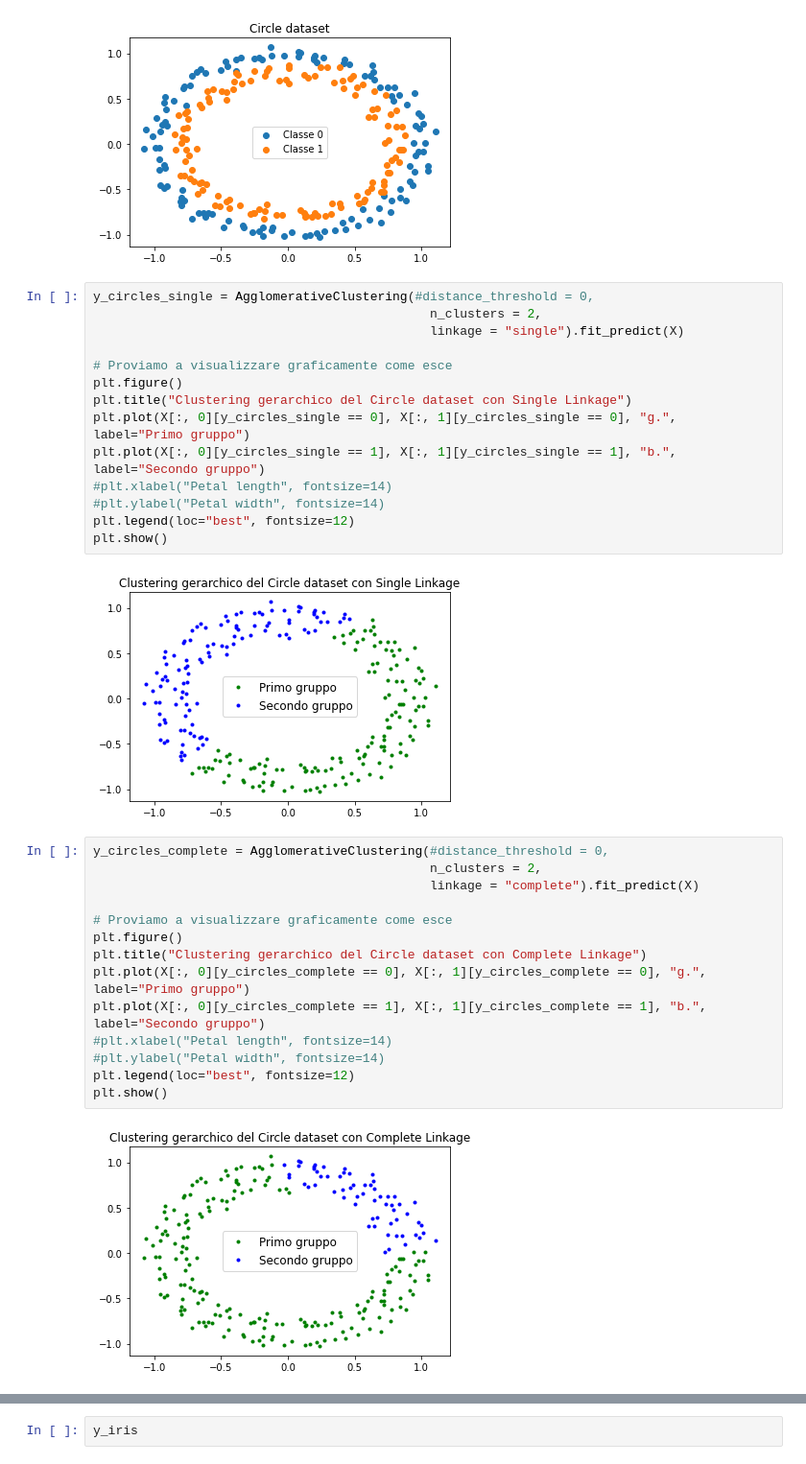
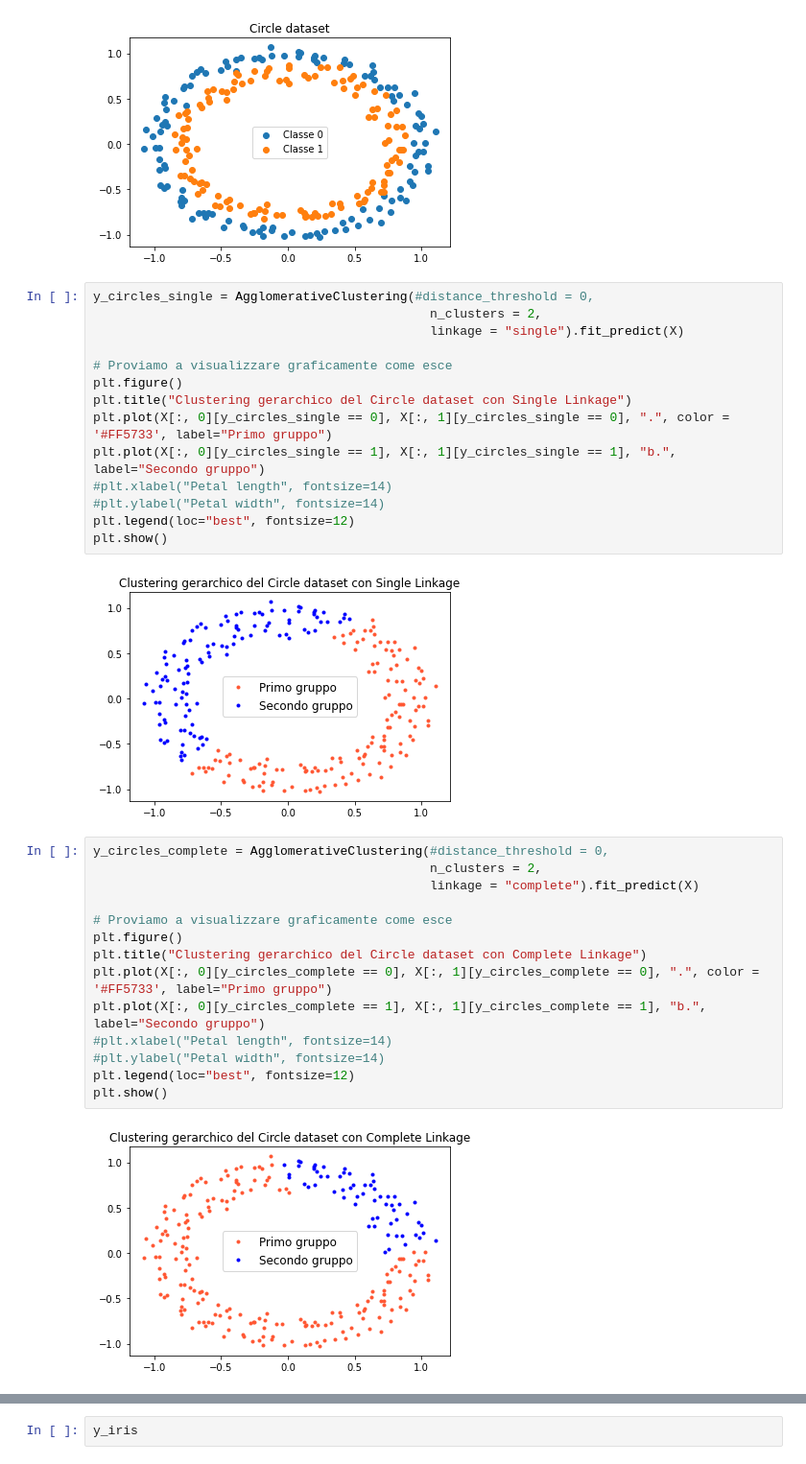
Before and after one commit to dcapelli02/Percorso-di-Eccellenza, a Jupyter notebook: Clustering PEM esempi di implementazione.ipynb, the cells around one changed output, grey strips where cells are left out. Shown at 96% size. Saved outputs shown, nothing was run; the diff lists cells and outputs as text.

```diff
--- a/Clustering PEM esempi di implementazione.ipynb
+++ b/Clustering PEM esempi di implementazione.ipynb
@@ -449,30 +432,30 @@ y_circles_single = AgglomerativeClustering(#distance_threshold = 0,
 # Proviamo a visualizzare graficamente come esce
 plt.figure()
 plt.title("Clustering gerarchico del Circle dataset con Single Linkage")
-plt.plot(X[:, 0][y_circles_single == 0], X[:, 1][y_circles_single == 0], "g.", label="Primo gruppo")
+plt.plot(X[:, 0][y_circles_single == 0], X[:, 1][y_circles_single == 0], ".", color = '#FF5733', label="Primo gruppo")
 plt.plot(X[:, 0][y_circles_single == 1], X[:, 1][y_circles_single == 1], "b.", label="Secondo gruppo")
 #plt.xlabel("Petal length", fontsize=14)
 #plt.ylabel("Petal width", fontsize=14)
 plt.legend(loc="best", fontsize=12)
 plt.show()
 # %% [output]
-[figure, old version]
+[figure, new version]
 # %%
 y_circles_complete = AgglomerativeClustering(#distance_threshold = 0,
                                              n_clusters = 2,
                                              linkage = "complete").fit_predict(X)
 
 # Proviamo a visualizzare graficamente come esce
 plt.figure()
 plt.title("Clustering gerarchico del Circle dataset con Complete Linkage")
-plt.plot(X[:, 0][y_circles_complete == 0], X[:, 1][y_circles_complete == 0], "g.", label="Primo gruppo")
+plt.plot(X[:, 0][y_circles_complete == 0], X[:, 1][y_circles_complete == 0], ".", color = '#FF5733', label="Primo gruppo")
 plt.plot(X[:, 0][y_circles_complete == 1], X[:, 1][y_circles_complete == 1], "b.", label="Secondo gruppo")
 #plt.xlabel("Petal length", fontsize=14)
 #plt.ylabel("Petal width", fontsize=14)
 plt.legend(loc="best", fontsize=12)
 plt.show()
 # %% [output]
-[figure, old version]
+[figure, new version]
 # %%
 y_circles_ave = AgglomerativeClustering(#distance_threshold = 0,
                                              n_clusters = 2,
```
Also changed, not shown: parts of 23 cells of this notebook, 1 other file.
